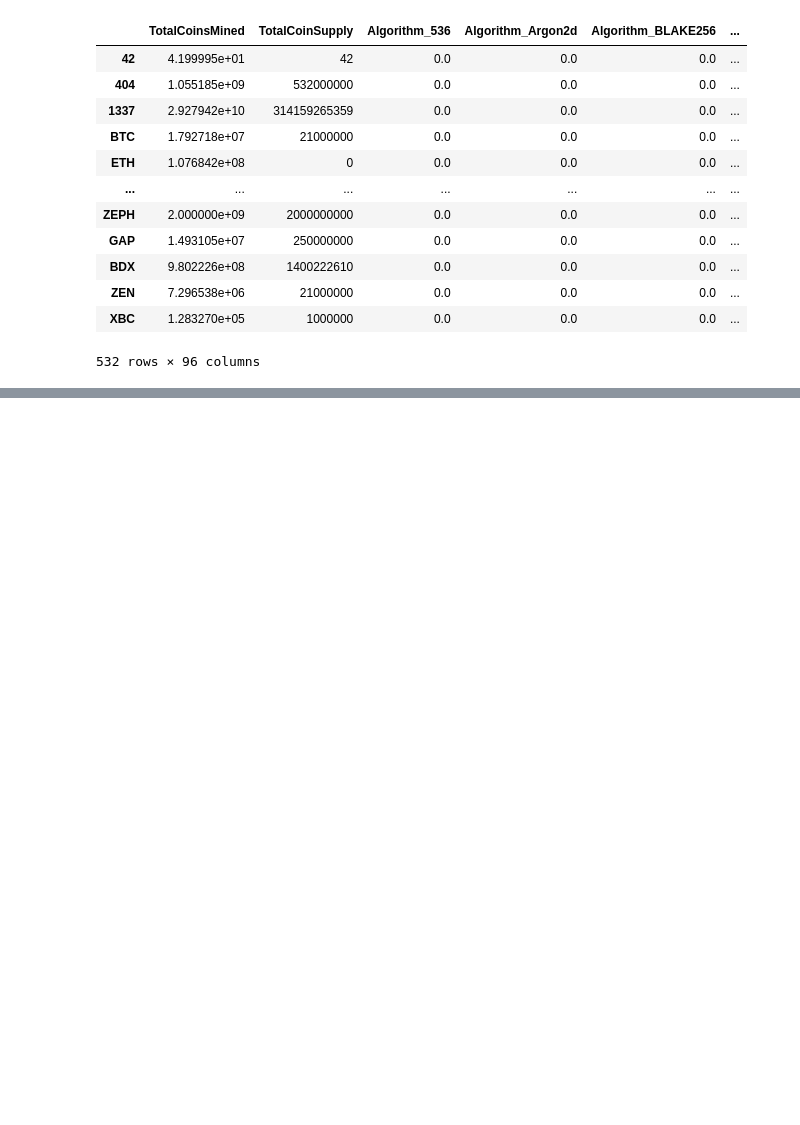
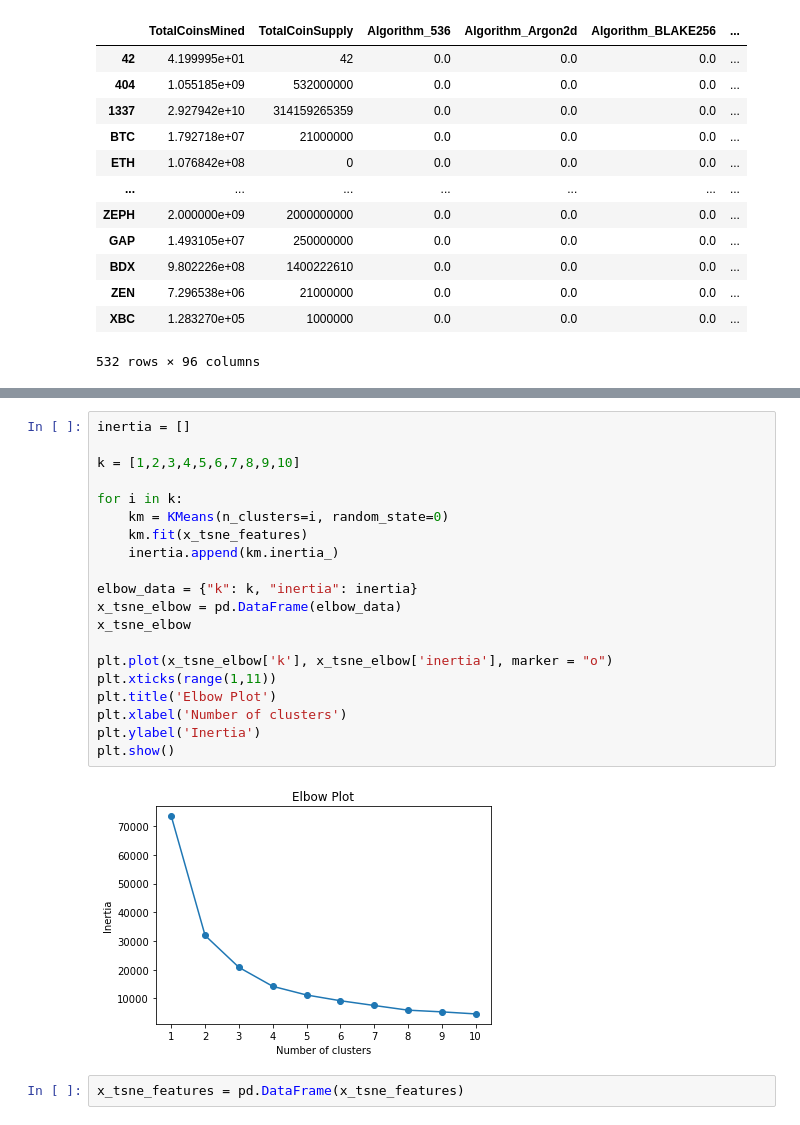
Before and after one commit to 86burke/Cryptocurrency_Clusters, a Jupyter notebook: cypto_cluster.ipynb, the cells around one changed output, grey strips where cells are left out. Saved outputs shown, nothing was run; the diff lists cells and outputs as text; blank space fills up the shorter version.

```diff
--- a/cypto_cluster.ipynb
+++ b/cypto_cluster.ipynb
@@ -119,0 +178,24 @@ df_w_dummies
+# %%
+inertia = []
+
+k = [1,2,3,4,5,6,7,8,9,10]
+
+for i in k:
+    km = KMeans(n_clusters=i, random_state=0)
+    km.fit(x_tsne_features)
+    inertia.append(km.inertia_)
+
+elbow_data = {"k": k, "inertia": inertia}
+x_tsne_elbow = pd.DataFrame(elbow_data)
+x_tsne_elbow
+
+plt.plot(x_tsne_elbow['k'], x_tsne_elbow['inertia'], marker = "o")
+plt.xticks(range(1,11))
+plt.title('Elbow Plot')
+plt.xlabel('Number of clusters')
+plt.ylabel('Inertia')
+plt.show()
+# %% [output]
+[figure, added]
+# %%
+x_tsne_features = pd.DataFrame(x_tsne_features)
```
Also changed, not shown: parts of 12 cells of this notebook.
